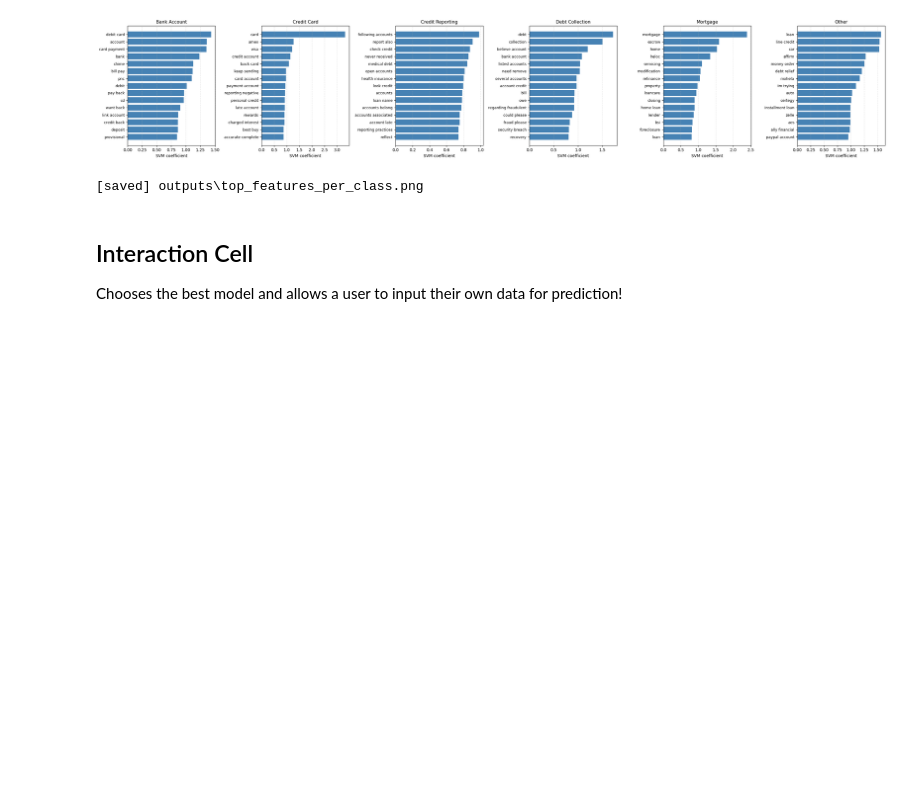
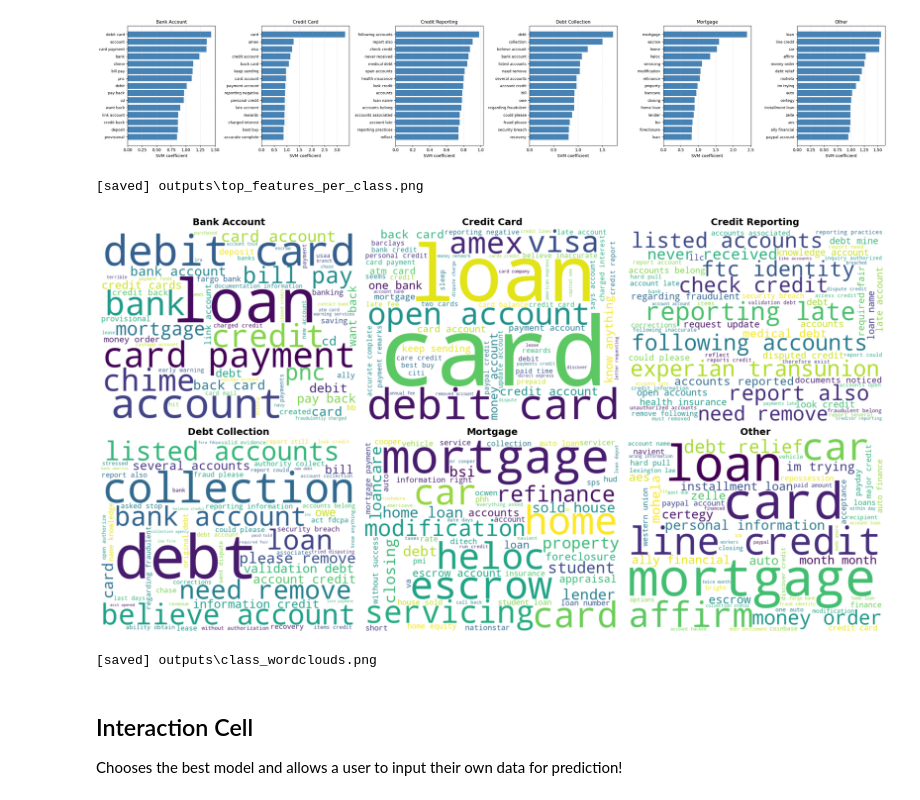
Before and after one commit to Xerass/CFPB-ConsumerComplaintDatabase-SentimentAnalyzer, a Jupyter notebook: pipeline.ipynb, the cells around one changed output. Saved outputs shown, nothing was run; the diff lists cells and outputs as text; code cells hidden in the pictures; blank space fills up the shorter version.

Commit message:
Added a word cloud visualization for easier model interpretability

```diff
--- a/pipeline.ipynb
+++ b/pipeline.ipynb
@@ -1059,6 +1060,76 @@ Top 15 word features per class (from Linear SVM)
   paypal account                  +0.954
 [figure]
 [saved] outputs\top_features_per_class.png
+# %%
+#word cloud per class, font size = absolute SVM weight on each word feature
+#big word = strong driver of the decision for that class (either pushing
+#toward it OR pushing away, since we're taking absolute value)
+def save_class_wordclouds(results, data, top_n_words=60):
+    try:
+        from wordcloud import WordCloud
+    except ImportError:
+        print("[skip] wordclouds need: pip install wordcloud")
+        return
+
+    #SVM is the only model with directly-interpretable per-class word weights
+    svm_result = next((r for r in results if r["name"] == "Linear SVM"), None)
+    if svm_result is None:
+        print("[skip] no SVM result available")
+        return
+
+    svm = svm_result["model"]
+    word_names = data["tfidf_word"].get_feature_names_out()
+    n_word = len(word_names)
+    labels = data["labels"]
+
+    #grid layout, 3 per row
+    n_classes = len(labels)
+    n_cols = 3
+    n_rows = (n_classes + n_cols - 1) // n_cols
+    fig, axes = plt.subplots(n_rows, n_cols, figsize=(5.5 * n_cols, 4.5 * n_rows))
+    axes = np.array(axes).reshape(-1)
+
+    for i, cls in enumerate(labels):
+        #svm.coef_ is (n_classes, all_features); we slice to the WORD features only
+        #(skipping char-ngrams + one-hot categoricals + numeric, which would not
+        #make sense in a word cloud)
+        coefs = svm.coef_[i, :n_word]
+        abs_coefs = np.abs(coefs)
+
+        #keep only top-N to avoid cluttering the cloud
+        top_idx = np.argsort(abs_coefs)[-top_n_words:]
+        freq = {word_names[j]: float(abs_coefs[j]) for j in top_idx}
+
+        wc = WordCloud(
+            width=800, height=600,
+            background_color="white",
+            colormap="viridis",
+            max_words=top_n_words,
+            relative_scaling=0.5,
+            min_font_size=8,
+            collocations=False,  #don't auto-merge bigrams; we already have ngrams from tfidf
+        ).generate_from_frequencies(freq)
+
+        axes[i].imshow(wc, interpolation="bilinear")
+        axes[i].set_title(cls, fontsize=14, fontweight="bold")
+        axes[i].axis("off")
+
+    #hide any leftover empty subplots
+    for j in range(len(labels), len(axes)):
+        axes[j].axis("off")
+
+    plt.tight_layout()
+    out = OUT_DIR / "class_wordclouds.png"
+    plt.savefig(out, dpi=120, bbox_inches="tight")
+    plt.show()  #render inline
+    plt.close()
+    print(f"[saved] {out}")
+
+
+save_class_wordclouds(results, data)
+# %% [output]
+[figure, added]
+[saved] outputs\class_wordclouds.png
 # %%
 #save sample predictions from our test dataset
 def save_sample_predictions(results, df_full, idx_test, labels):
```
Also changed, not shown: parts of 2 cells of this notebook.
